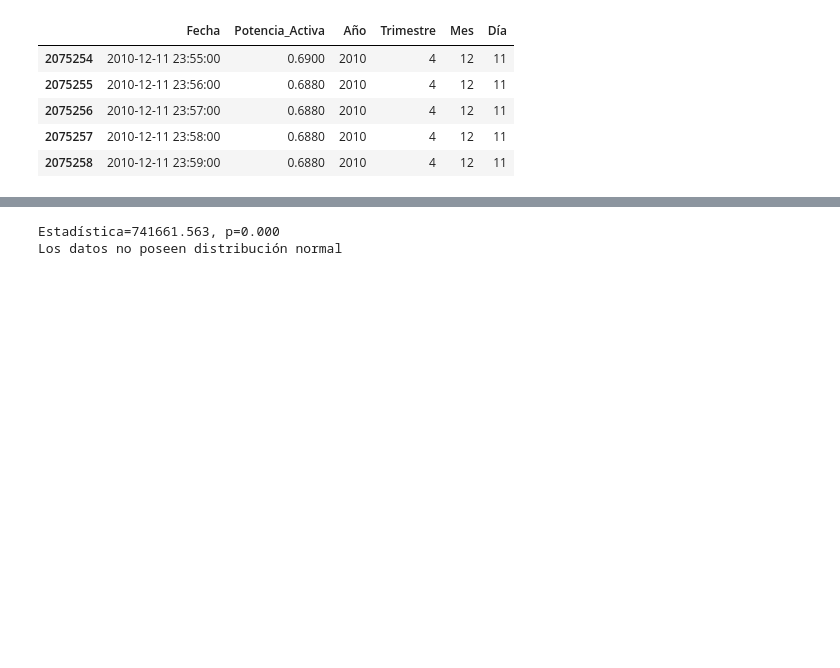
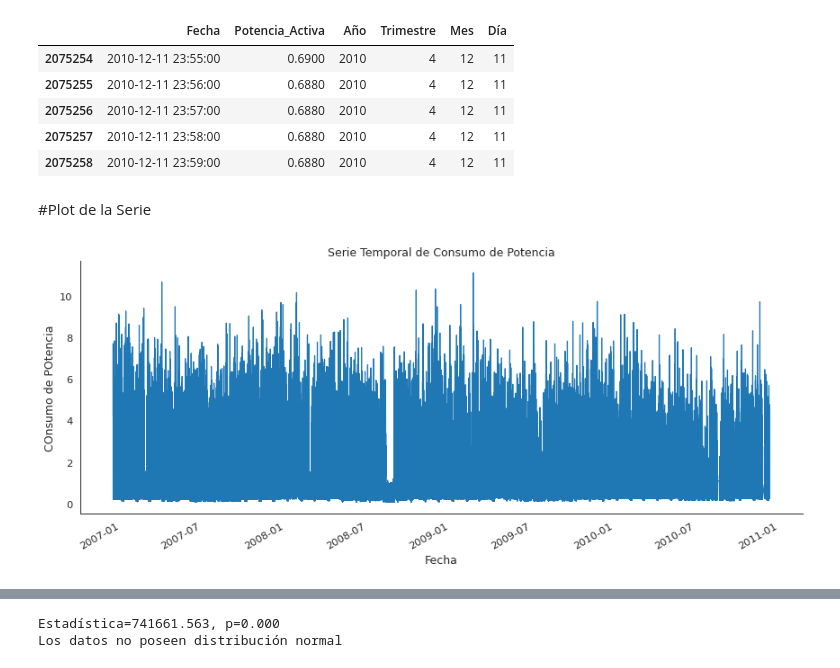
Before and after one commit to XLDiaz/MLearning_HEConsumption, a Jupyter notebook: Limpieza_de_Datos_y_Visualizaciones.ipynb, the cells around one changed output, grey strips where cells are left out. Cells and saved outputs as stored; diff of their text form; code cells hidden in the pictures; blank space fills up the shorter version.

```diff
--- a/Limpieza_de_Datos_y_Visualizaciones.ipynb
+++ b/Limpieza_de_Datos_y_Visualizaciones.ipynb
@@ -74,7 +74,7 @@ df['Trimestre'] = df['Fecha'].apply(lambda x: x.quarter)
 df['Mes'] = df['Fecha'].apply(lambda x: x.month)
 df['Día'] = df['Fecha'].apply(lambda x: x.day)
 df["Día_Semana"]=df.apply(lambda row: row["Fecha"].weekday(),axis=1)
-df["Día_Semana"] = (df["Día_Semana"] < 5).astype(int)
+df["Día_Semana"] = (df["Día_Semana"] < 5).astype(int)edededed
 
 df.sort_values('Fecha', inplace=True, ascending=True)
 df = df.reset_index(drop=True)
@@ -98,3 +98,17 @@ df.tail()
 | 2075256 | 2010-12-11 23:57:00 | 0.6880 | 2010 | 4 | 12 | 11 |
 | 2075257 | 2010-12-11 23:58:00 | 0.6880 | 2010 | 4 | 12 | 11 |
 | 2075258 | 2010-12-11 23:59:00 | 0.6880 | 2010 | 4 | 12 | 11 |
+# %% [markdown]
+#Plot de la Serie
+# %%
+df1=df.loc[:,['Fecha','Potencia_Activa']]
+df1.set_index('Fecha',inplace=True)
+df1.plot(figsize=(12,5))
+plt.ylabel('COnsumo de POtencia')
+plt.legend().set_visible(False)
+plt.tight_layout()
+plt.title('Serie Temporal de Consumo de Potencia')
+sns.despine(top=True)
+plt.show();
+# %% [output]
+[figure, added]
```
Also changed, not shown: parts of 13 cells of this notebook.
